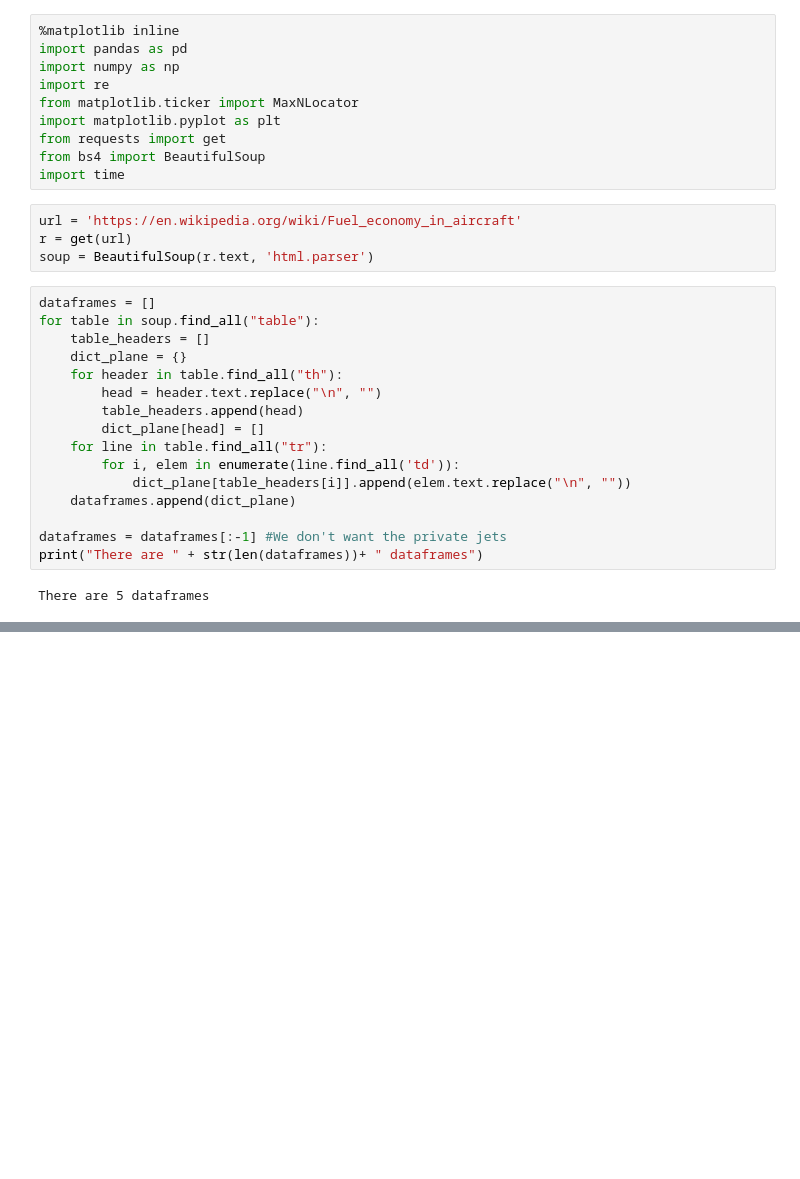
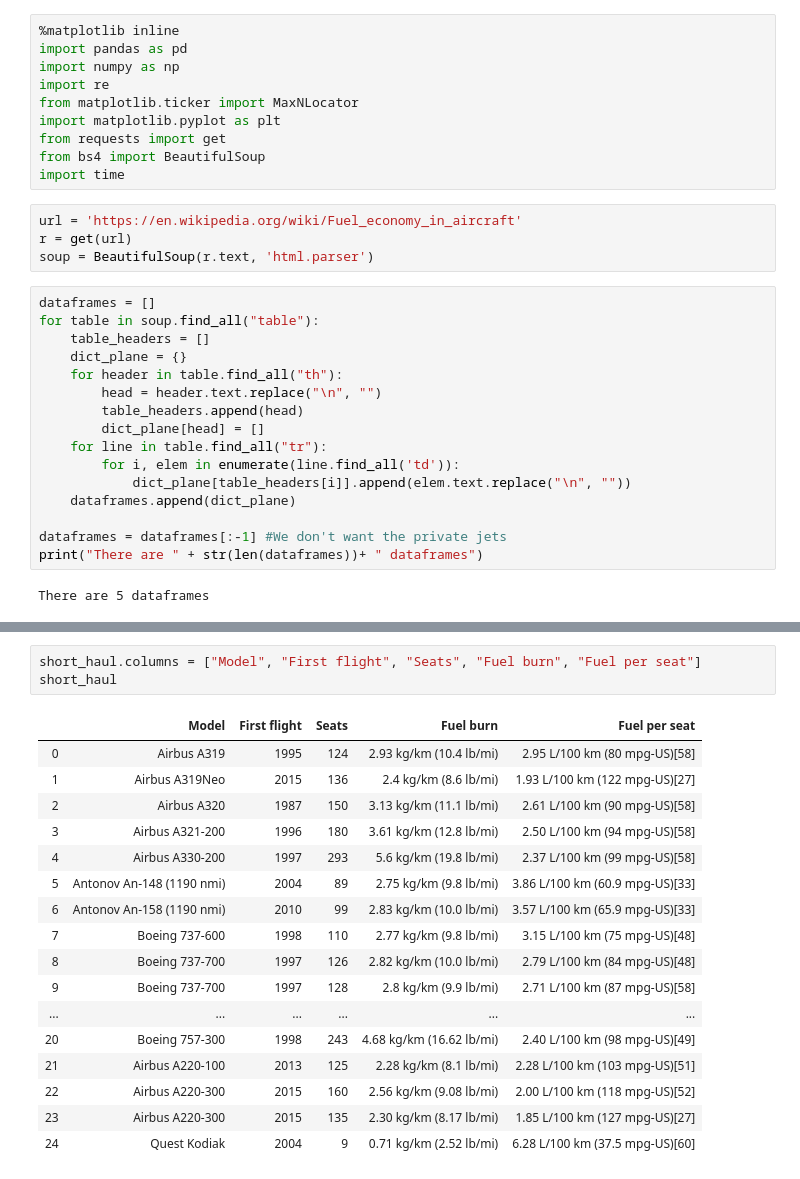
Before and after one commit to Jmion/aviation-co2-impact, a Jupyter notebook: wikipedia_parsing.ipynb, the cells around one changed output, grey strips where cells are left out. Cells and saved outputs as stored; diff of their text form; blank space fills up the shorter version.

```diff
--- a/wikipedia_parsing.ipynb
+++ b/wikipedia_parsing.ipynb
@@ -138,0 +80,21 @@ table5
+# %%
+short_haul.columns = ["Model", "First flight", "Seats", "Fuel burn", "Fuel per seat"]
+short_haul
+# %% [output]
+|  | Model | First flight | Seats | Fuel burn | Fuel per seat |
+| 0 | Airbus A319 | 1995 | 124 | 2.93 kg/km (10.4 lb/mi) | 2.95 L/100 km (80 mpg‑US)[58] |
+| 1 | Airbus A319Neo | 2015 | 136 | 2.4 kg/km (8.6 lb/mi) | 1.93 L/100 km (122 mpg‑US)[27] |
+| 2 | Airbus A320 | 1987 | 150 | 3.13 kg/km (11.1 lb/mi) | 2.61 L/100 km (90 mpg‑US)[58] |
+| 3 | Airbus A321-200 | 1996 | 180 | 3.61 kg/km (12.8 lb/mi) | 2.50 L/100 km (94 mpg‑US)[58] |
+| 4 | Airbus A330-200 | 1997 | 293 | 5.6 kg/km (19.8 lb/mi) | 2.37 L/100 km (99 mpg‑US)[58] |
+| 5 | Antonov An-148 (1190 nmi) | 2004 | 89 | 2.75 kg/km (9.8 lb/mi) | 3.86 L/100 km (60.9 mpg‑US)[33] |
+| 6 | Antonov An-158 (1190 nmi) | 2010 | 99 | 2.83 kg/km (10.0 lb/mi) | 3.57 L/100 km (65.9 mpg‑US)[33] |
+| 7 | Boeing 737-600 | 1998 | 110 | 2.77 kg/km (9.8 lb/mi) | 3.15 L/100 km (75 mpg‑US)[48] |
+| 8 | Boeing 737-700 | 1997 | 126 | 2.82 kg/km (10.0 lb/mi) | 2.79 L/100 km (84 mpg‑US)[48] |
+| 9 | Boeing 737-700 | 1997 | 128 | 2.8 kg/km (9.9 lb/mi) | 2.71 L/100 km (87 mpg‑US)[58] |
+| ... | ... | ... | ... | ... | ... |
+| 20 | Boeing 757-300 | 1998 | 243 | 4.68 kg/km (16.62 lb/mi) | 2.40 L/100 km (98 mpg‑US)[49] |
+| 21 | Airbus A220-100 | 2013 | 125 | 2.28 kg/km (8.1 lb/mi) | 2.28 L/100 km (103 mpg‑US)[51] |
+| 22 | Airbus A220-300 | 2015 | 160 | 2.56 kg/km (9.08 lb/mi) | 2.00 L/100 km (118 mpg‑US)[52] |
+| 23 | Airbus A220-300 | 2015 | 135 | 2.30 kg/km (8.17 lb/mi) | 1.85 L/100 km (127 mpg‑US)[27] |
+| 24 | Quest Kodiak | 2004 | 9 | 0.71 kg/km (2.52 lb/mi) | 6.28 L/100 km (37.5 mpg‑US)[60] |
```
Also changed, not shown: parts of 22 cells of this notebook.
